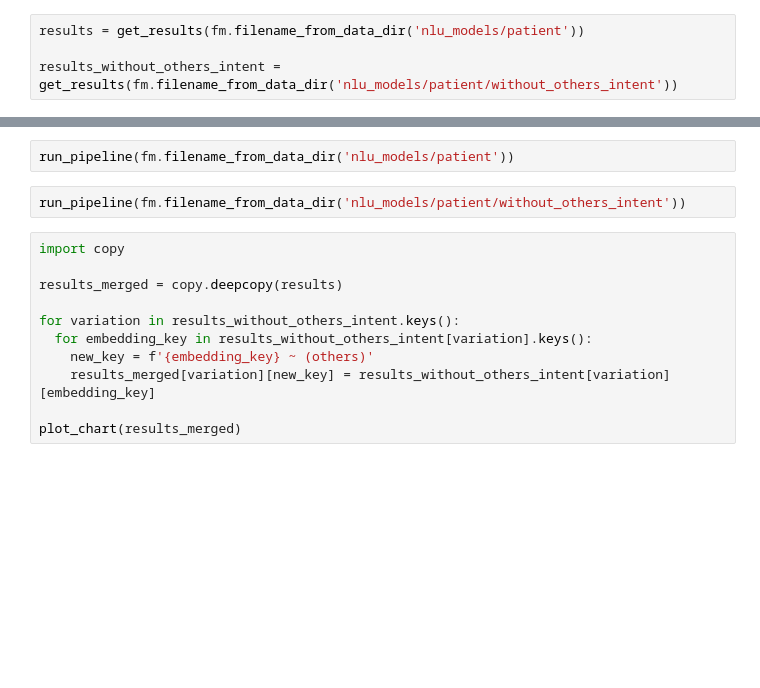
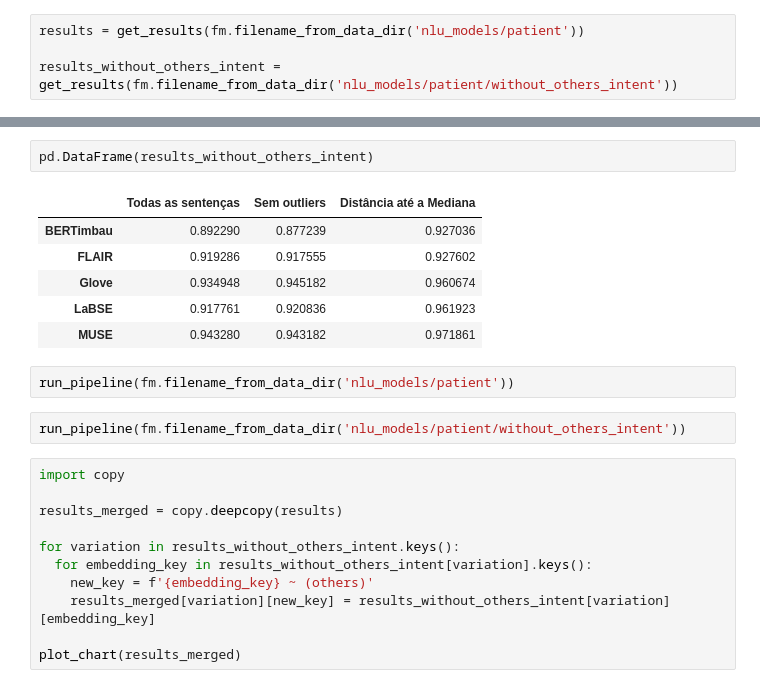
Before and after one commit to valmirosjunior/intent_classifier, a Jupyter notebook: notebooks/analize_nlu_results.ipynb, the cells around one changed output, grey strips where cells are left out. Drawn from its saved outputs; the diff is of its cells as text; blank space fills up the shorter version.

```diff
--- a/notebooks/analize_nlu_results.ipynb
+++ b/notebooks/analize_nlu_results.ipynb
@@ -61,3 +72,12 @@ results_without_others_intent = get_results(fm.filename_from_data_dir('nlu_model
+# %%
+pd.DataFrame(results_without_others_intent)
+# %% [output]
+|  | Todas as sentenças | Sem outliers | Distância até a Mediana |
+| BERTimbau | 0.892290 | 0.877239 | 0.927036 |
+| FLAIR | 0.919286 | 0.917555 | 0.927602 |
+| Glove | 0.934948 | 0.945182 | 0.960674 |
+| LaBSE | 0.917761 | 0.920836 | 0.961923 |
+| MUSE | 0.943280 | 0.943182 | 0.971861 |
 # %%
 run_pipeline(fm.filename_from_data_dir('nlu_models/patient'))
 # %%
```
Also changed, not shown: parts of 2 cells of this notebook, 1 other file.
